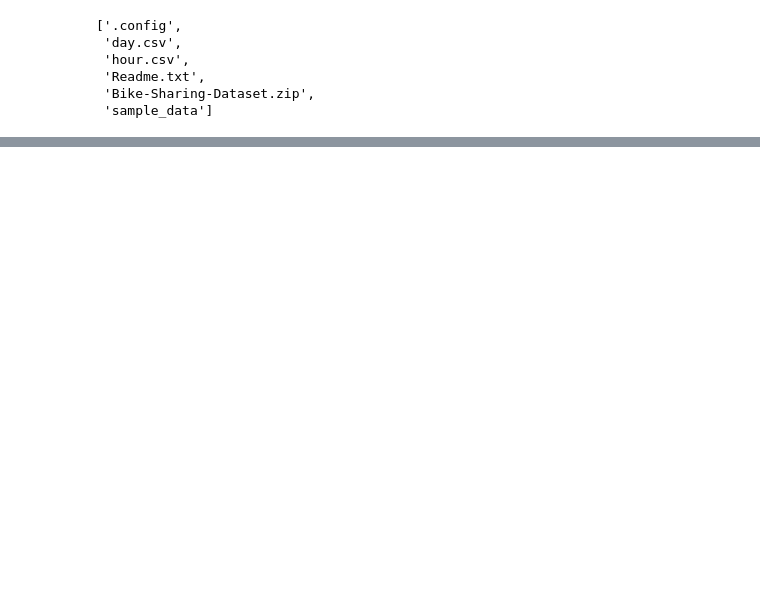
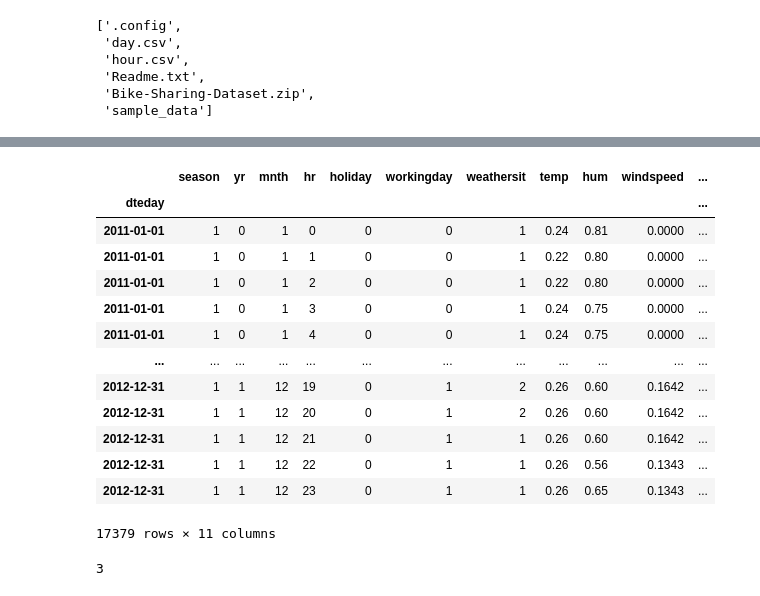
Before and after one commit to adipurnamk/Belajar-Pengembangan-Machine-Learning, a Jupyter notebook: Submission_2_Time_Series_with_LSTM.ipynb, the cells around one changed output, grey strips where cells are left out. Drawn from its saved outputs; the diff is of its cells as text; code cells hidden in the pictures; blank space fills up the shorter version.

```diff
--- a/Submission_2_Time_Series_with_LSTM.ipynb
+++ b/Submission_2_Time_Series_with_LSTM.ipynb
@@ -130 +124,19 @@ Index(['instant', 'dteday', 'season', 'yr', 'mnth', 'hr', 'holiday', 'weekday',
+# %%
+data_hour = data_hour.drop(['instant', 'atemp', 'weekday', 'casual', 'registered'], axis=1)
+data_hour
+# %% [output]
+|  | season | yr | mnth | hr | holiday | workingday | weathersit | temp | hum | windspeed | ... |
+| dteday |  |  |  |  |  |  |  |  |  |  | ... |
+| 2011-01-01 | 1 | 0 | 1 | 0 | 0 | 0 | 1 | 0.24 | 0.81 | 0.0000 | ... |
+| 2011-01-01 | 1 | 0 | 1 | 1 | 0 | 0 | 1 | 0.22 | 0.80 | 0.0000 | ... |
+| 2011-01-01 | 1 | 0 | 1 | 2 | 0 | 0 | 1 | 0.22 | 0.80 | 0.0000 | ... |
+| 2011-01-01 | 1 | 0 | 1 | 3 | 0 | 0 | 1 | 0.24 | 0.75 | 0.0000 | ... |
+| 2011-01-01 | 1 | 0 | 1 | 4 | 0 | 0 | 1 | 0.24 | 0.75 | 0.0000 | ... |
+| ... | ... | ... | ... | ... | ... | ... | ... | ... | ... | ... | ... |
+| 2012-12-31 | 1 | 1 | 12 | 19 | 0 | 1 | 2 | 0.26 | 0.60 | 0.1642 | ... |
+| 2012-12-31 | 1 | 1 | 12 | 20 | 0 | 1 | 2 | 0.26 | 0.60 | 0.1642 | ... |
+| 2012-12-31 | 1 | 1 | 12 | 21 | 0 | 1 | 1 | 0.26 | 0.60 | 0.1642 | ... |
+| 2012-12-31 | 1 | 1 | 12 | 22 | 0 | 1 | 1 | 0.26 | 0.56 | 0.1343 | ... |
+| 2012-12-31 | 1 | 1 | 12 | 23 | 0 | 1 | 1 | 0.26 | 0.65 | 0.1343 | ... |
+17379 rows × 11 columns
 # %%
@@ -140 +148,6 @@ features_latih, features_test, label_latih, label_test = train_test_split(featur
+# %%
+train_dataset = train_dataset.values[:, np.newaxis]
+train_dataset.ndim
+# %% [output]
+3
 # %%
```
Also changed, not shown: parts of 13 cells of this notebook.
